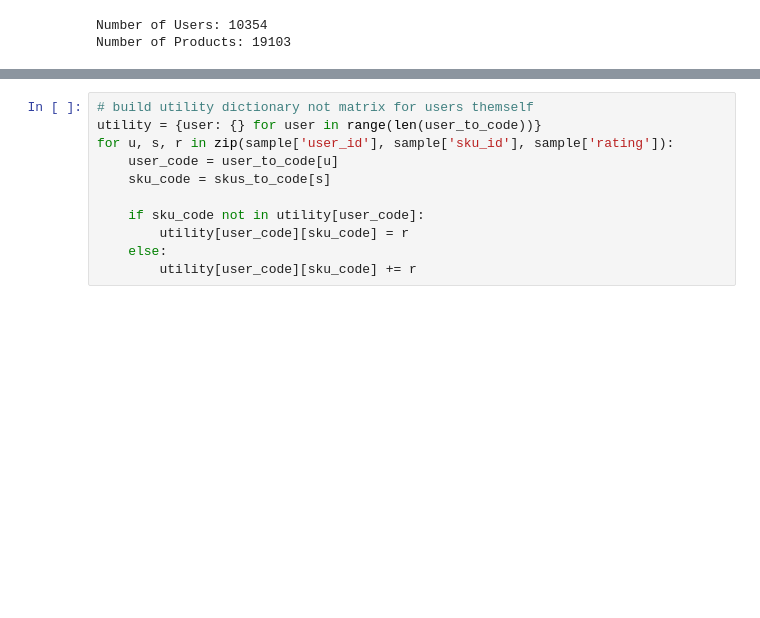
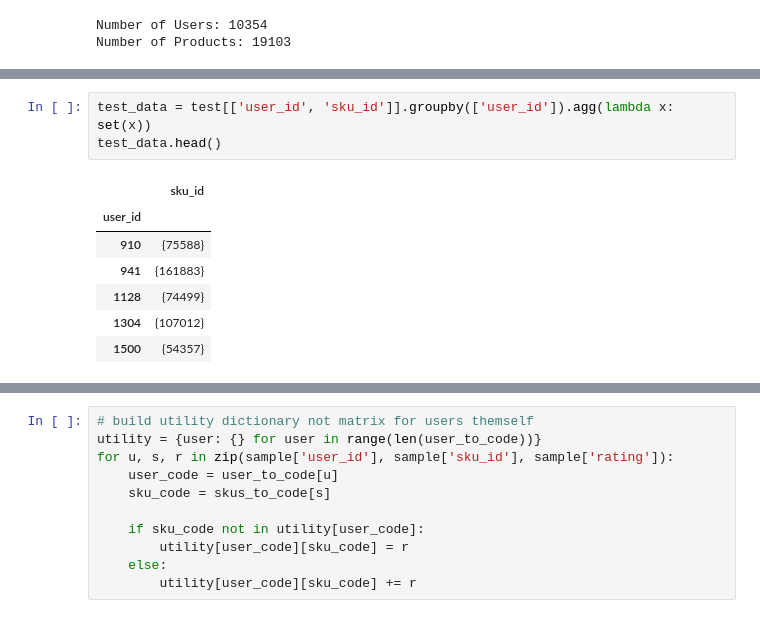
Before and after one commit to jiajuns/JD, a Jupyter notebook: code/explore.ipynb, the cells around one changed output, grey strips where cells are left out. Drawn from its saved outputs; the diff is of its cells as text; blank space fills up the shorter version.

```diff
--- a/code/explore.ipynb
+++ b/code/explore.ipynb
@@ -290,0 +337,11 @@ sample['rating'] = sample['type'].apply(lambda x: type_to_rating[x])
+# %%
+test_data = test[['user_id', 'sku_id']].groupby(['user_id']).agg(lambda x: set(x))
+test_data.head()
+# %% [output]
+|  | sku_id |
+| user_id |  |
+| 910 | {75588} |
+| 941 | {161883} |
+| 1128 | {74499} |
+| 1304 | {107012} |
+| 1500 | {54357} |
```
Also changed, not shown: parts of 11 cells of this notebook.
